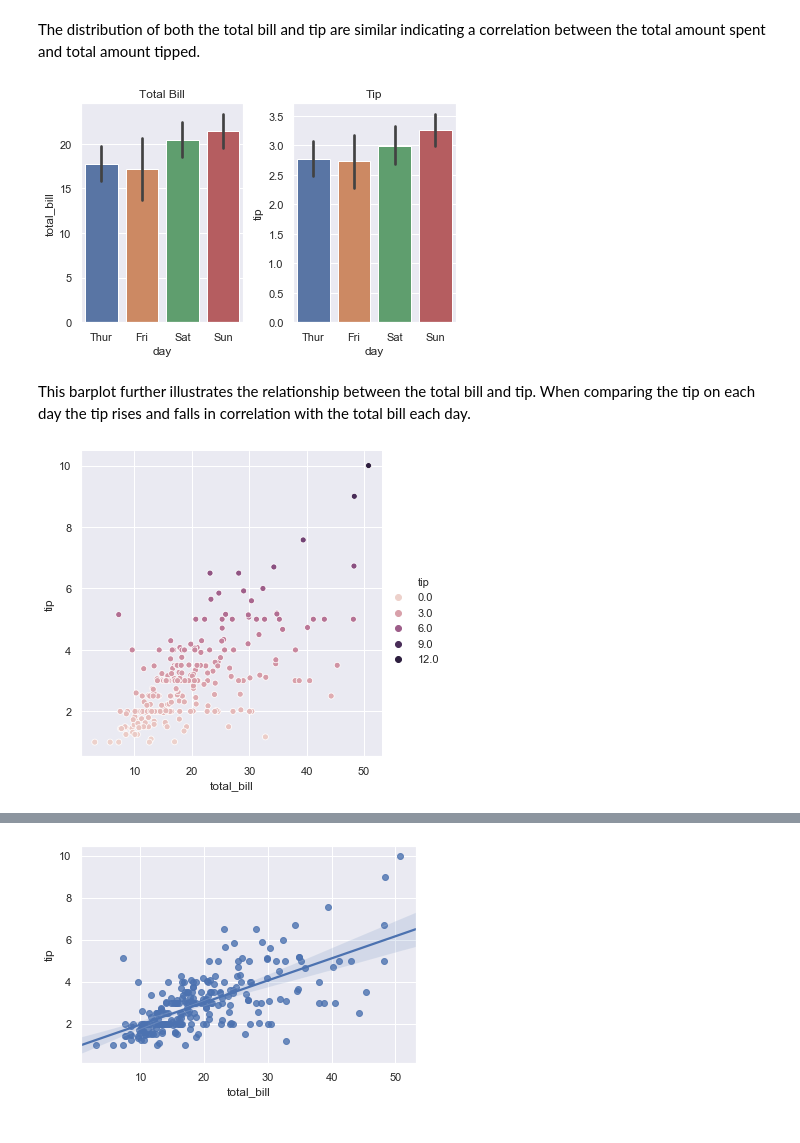
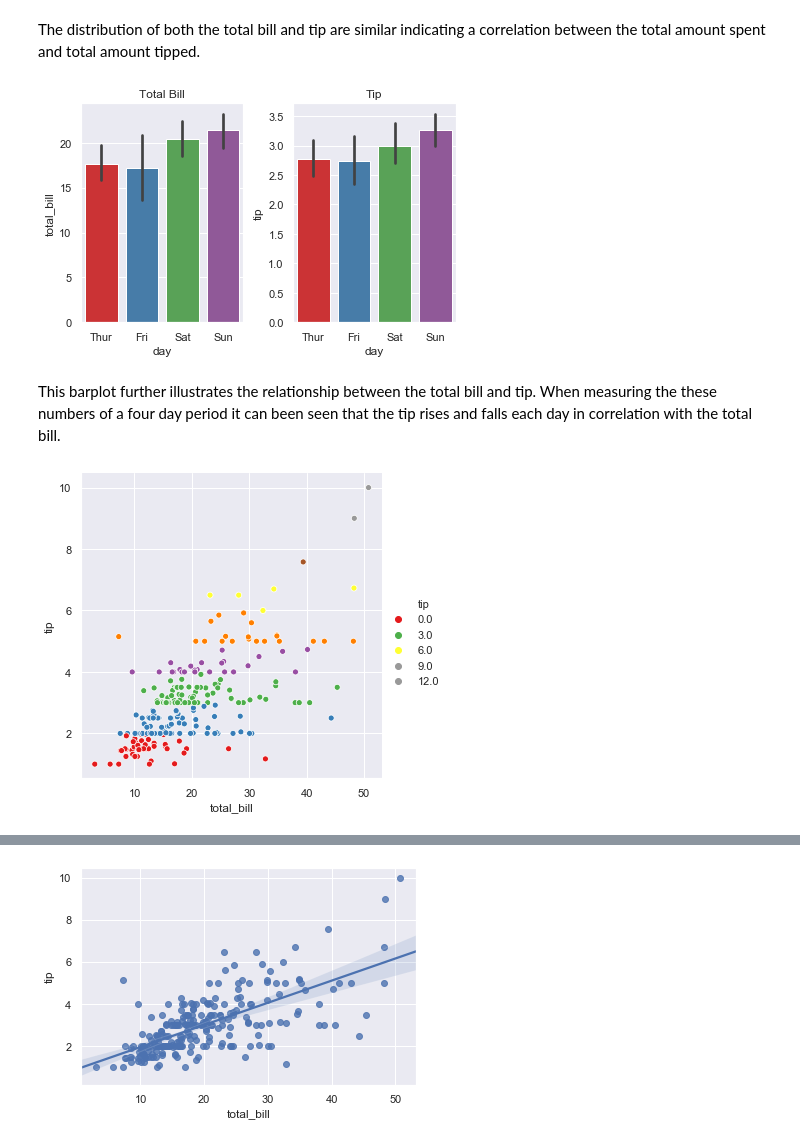
Before and after one commit to ANihill/Fundamentals-Assessment, a Jupyter notebook: Fundamentals of Data Analytics - Assessment.ipynb, the cells around one changed output, grey strips where cells are left out. Cells and saved outputs as stored; diff of their text form; code cells hidden in the pictures.

```diff
--- a/Fundamentals of Data Analytics - Assessment.ipynb
+++ b/Fundamentals of Data Analytics - Assessment.ipynb
@@ -156,19 +158,19 @@ plt.tight_layout()
 The distribution of both the total bill and tip are similar indicating a correlation between the total amount spent and total amount tipped.
 # %%
 plt.subplot(1,2,1)
-sns.barplot(x='day', y='total_bill', data=df)
+sns.barplot(x='day', y='total_bill', data=df, palette="Set1")
 plt.title("Total Bill");
 
 plt.subplot(1,2,2)
-sns.barplot(x='day', y='tip', data=df)
+sns.barplot(x='day', y='tip', data=df, palette="Set1")
 plt.title("Tip");
 plt.tight_layout()
 # %% [output]
-[figure, old version]
+[figure, new version]
 # %% [markdown]
-This barplot further illustrates the relationship between the total bill and tip. When comparing the tip on each day the tip rises and falls in correlation with the total bill each day.
+This barplot further illustrates the relationship between the total bill and tip. When measuring the these numbers of a four day period it can been seen that the tip rises and falls each day in correlation with the total bill.
 # %%
 # scatterplot of total bill and tip
-sns.relplot(x="total_bill", y="tip", hue="tip", data=df);
+sns.relplot(x="total_bill", y="tip", hue="tip", data=df, palette="Set1");
 # %% [output]
-[figure, old version]
+[figure, new version]
```
Also changed, not shown: parts of 30 cells of this notebook.
